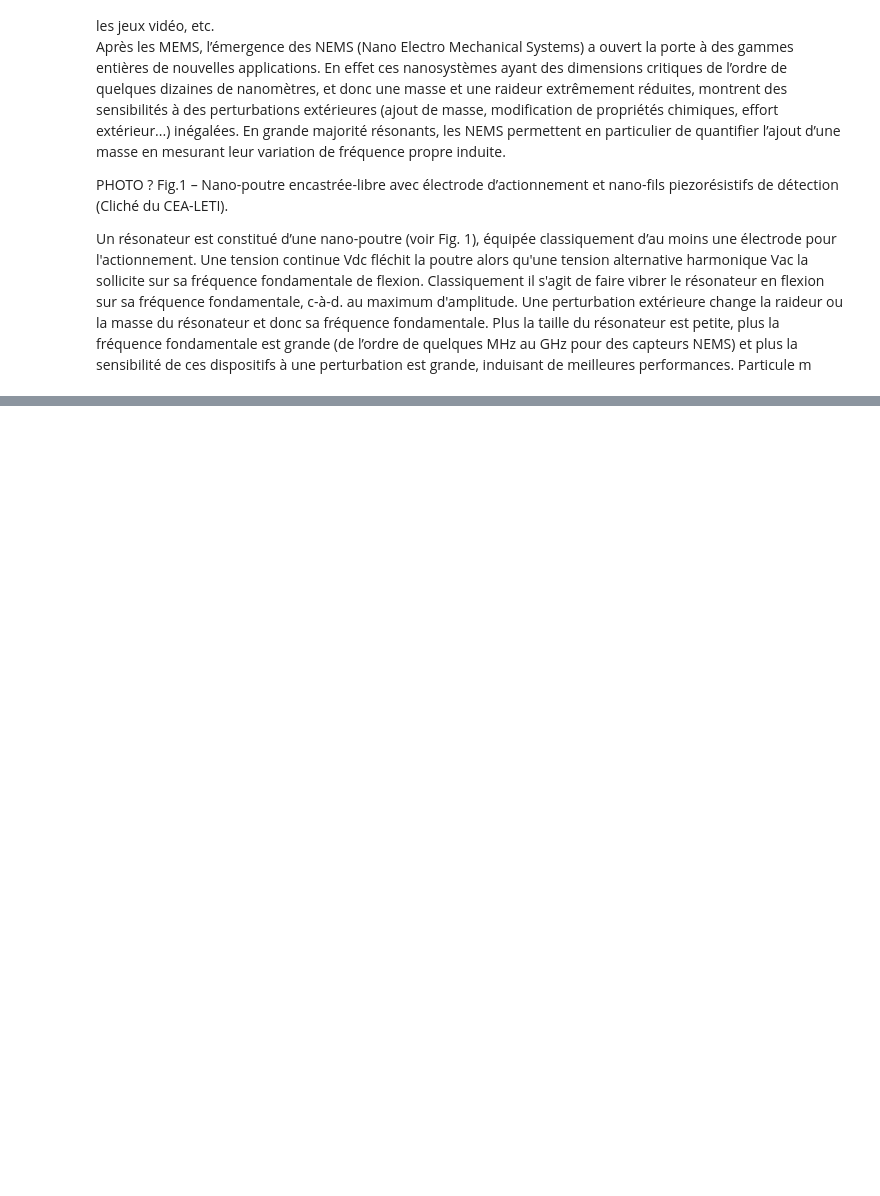
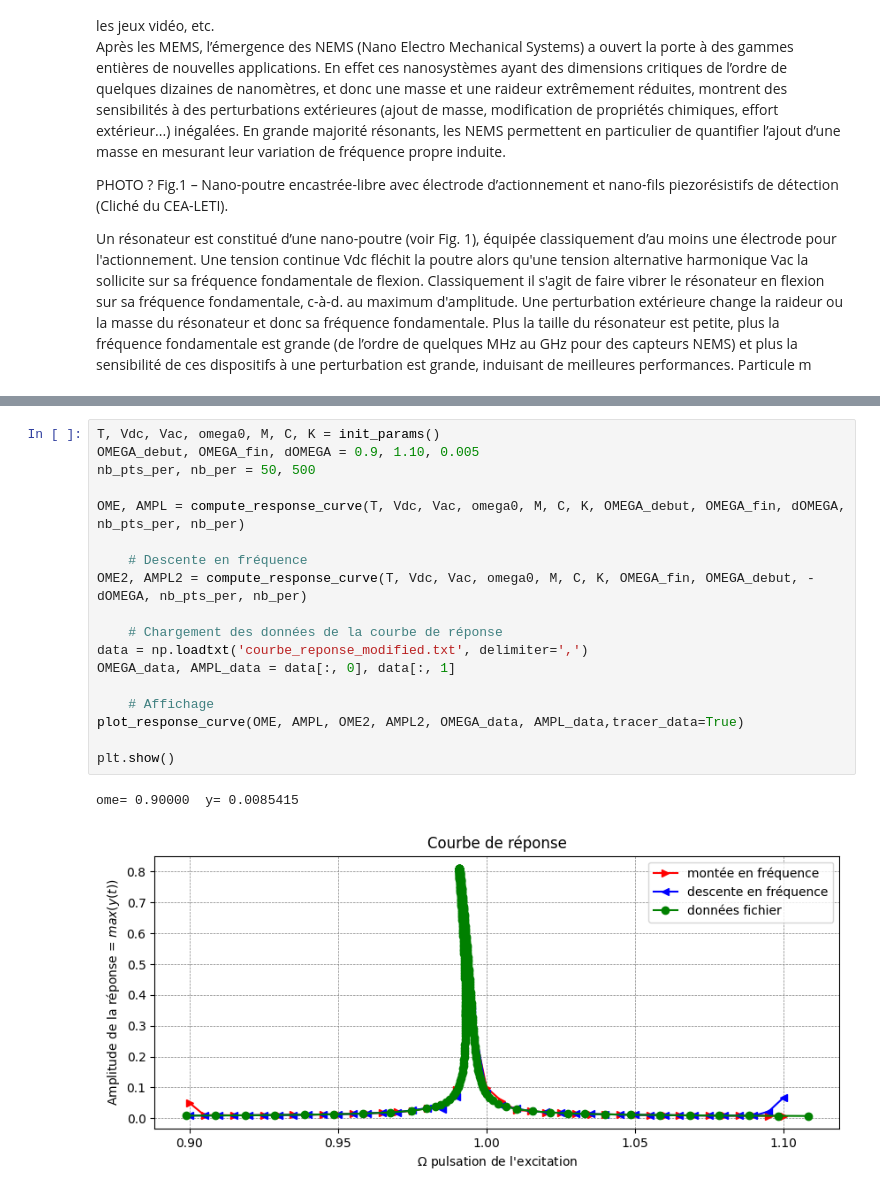
Before and after one commit to Marcsus26/P2i7-MEMS, a Jupyter notebook: jupyter-MEMS.ipynb, the cells around one changed output, grey strips where cells are left out. Saved outputs shown, nothing was run; the diff lists cells and outputs as text; blank space fills up the shorter version.

```diff
--- a/jupyter-MEMS.ipynb
+++ b/jupyter-MEMS.ipynb
@@ -43,0 +40,21 @@ hello
+# %%
+T, Vdc, Vac, omega0, M, C, K = init_params()
+OMEGA_debut, OMEGA_fin, dOMEGA = 0.9, 1.10, 0.005
+nb_pts_per, nb_per = 50, 500
+
+OME, AMPL = compute_response_curve(T, Vdc, Vac, omega0, M, C, K, OMEGA_debut, OMEGA_fin, dOMEGA, nb_pts_per, nb_per)
+
+    # Descente en fréquence
+OME2, AMPL2 = compute_response_curve(T, Vdc, Vac, omega0, M, C, K, OMEGA_fin, OMEGA_debut, -dOMEGA, nb_pts_per, nb_per)
+
+    # Chargement des données de la courbe de réponse
+data = np.loadtxt('courbe_reponse_modified.txt', delimiter=',')
+OMEGA_data, AMPL_data = data[:, 0], data[:, 1]
+
+    # Affichage
+plot_response_curve(OME, AMPL, OME2, AMPL2, OMEGA_data, AMPL_data,tracer_data=True)
+
+plt.show()
+# %% [output]
+ome= 0.90000  y= 0.0085415
+[figure, added]
```
Also changed, not shown: parts of 2 cells of this notebook, 1 other file.
